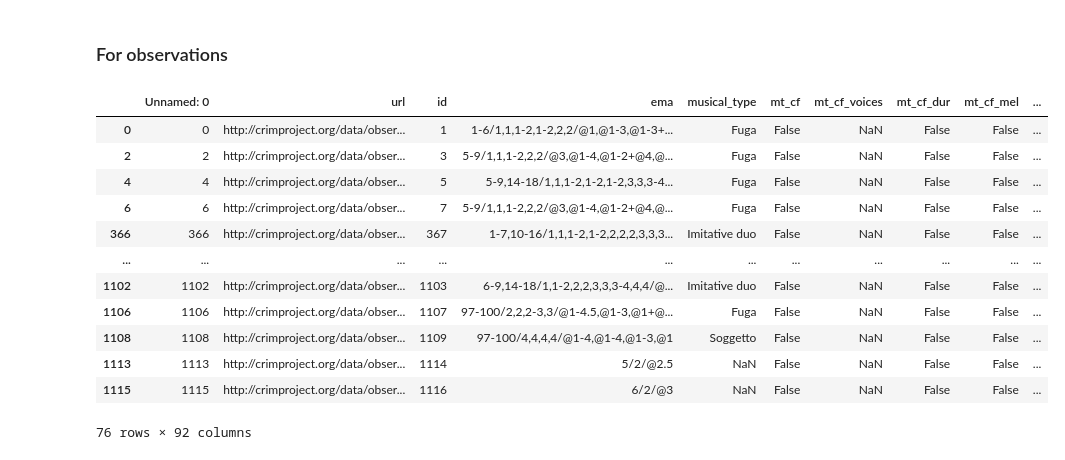
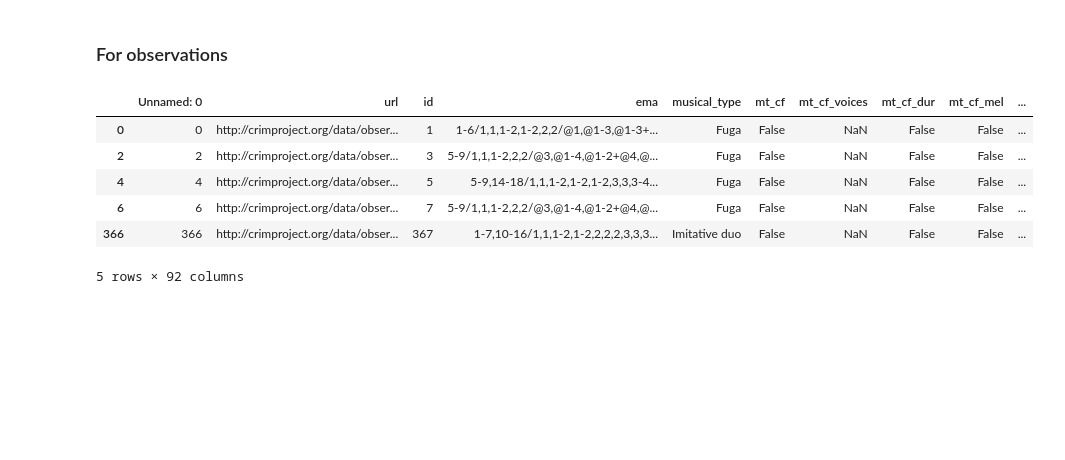
Before and after one commit to trangdang168/CRIM_Intervals_Notebooks, a Jupyter notebook: Trang_CRIM_Intervals_Morgan.ipynb, the cells around one changed output. Drawn from its saved outputs; the diff is of its cells as text; code cells hidden in the pictures; blank space fills up the shorter version.

```diff
--- a/Trang_CRIM_Intervals_Morgan.ipynb
+++ b/Trang_CRIM_Intervals_Morgan.ipynb
@@ -227,21 +264,15 @@ viz.plot_relationship_heatmap(df_relationships_test, 'model_observation.ema', ma
 # %%
 df_observations = pd.read_csv('../CRIM_Intervals_Notebooks/observations.csv')
 df_observations_test = df_observations[df_observations['piece.piece_id'] == 'CRIM_Model_0011'].copy()
-df_observations_test
+df_observations_test.head()
 # %% [output]
 |  | Unnamed: 0 | url | id | ema | musical_type | mt_cf | mt_cf_voices | mt_cf_dur | mt_cf_mel | ... |
 | 0 | 0 | http://crimproject.org/data/obser... | 1 | 1-6/1,1,1-2,1-2,2,2/@1,@1-3,@1-3+... | Fuga | False | NaN | False | False | ... |
 | 2 | 2 | http://crimproject.org/data/obser... | 3 | 5-9/1,1,1-2,2,2/@3,@1-4,@1-2+@4,@... | Fuga | False | NaN | False | False | ... |
 | 4 | 4 | http://crimproject.org/data/obser... | 5 | 5-9,14-18/1,1,1-2,1-2,1-2,3,3,3-4... | Fuga | False | NaN | False | False | ... |
 | 6 | 6 | http://crimproject.org/data/obser... | 7 | 5-9/1,1,1-2,2,2/@3,@1-4,@1-2+@4,@... | Fuga | False | NaN | False | False | ... |
 | 366 | 366 | http://crimproject.org/data/obser... | 367 | 1-7,10-16/1,1,1-2,1-2,2,2,2,3,3,3... | Imitative duo | False | NaN | False | False | ... |
-| ... | ... | ... | ... | ... | ... | ... | ... | ... | ... | ... |
-| 1102 | 1102 | http://crimproject.org/data/obser... | 1103 | 6-9,14-18/1,1-2,2,2,3,3,3-4,4,4/@... | Imitative duo | False | NaN | False | False | ... |
-| 1106 | 1106 | http://crimproject.org/data/obser... | 1107 | 97-100/2,2,2-3,3/@1-4.5,@1-3,@1+@... | Fuga | False | NaN | False | False | ... |
-| 1108 | 1108 | http://crimproject.org/data/obser... | 1109 | 97-100/4,4,4,4/@1-4,@1-4,@1-3,@1 | Soggetto | False | NaN | False | False | ... |
-| 1113 | 1113 | http://crimproject.org/data/obser... | 1114 | 5/2/@2.5 | NaN | False | NaN | False | False | ... |
-| 1115 | 1115 | http://crimproject.org/data/obser... | 1116 | 6/2/@3 | NaN | False | NaN | False | False | ... |
-76 rows × 92 columns
+5 rows × 92 columns
 # %%
 viz.plot_relationship_heatmap(df_observations_test, 'ema', main_category='musical_type', other_category='observer.name', heat_map_width=800,
                               heat_map_height=300)
```
Also changed, not shown: parts of 9 cells of this notebook, 3 other files.
